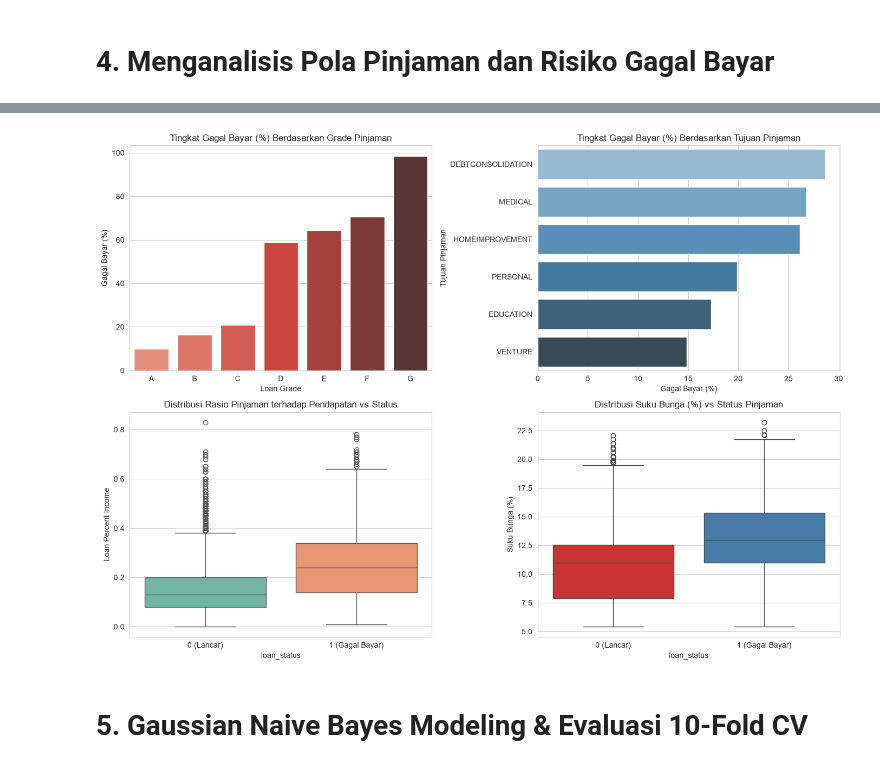
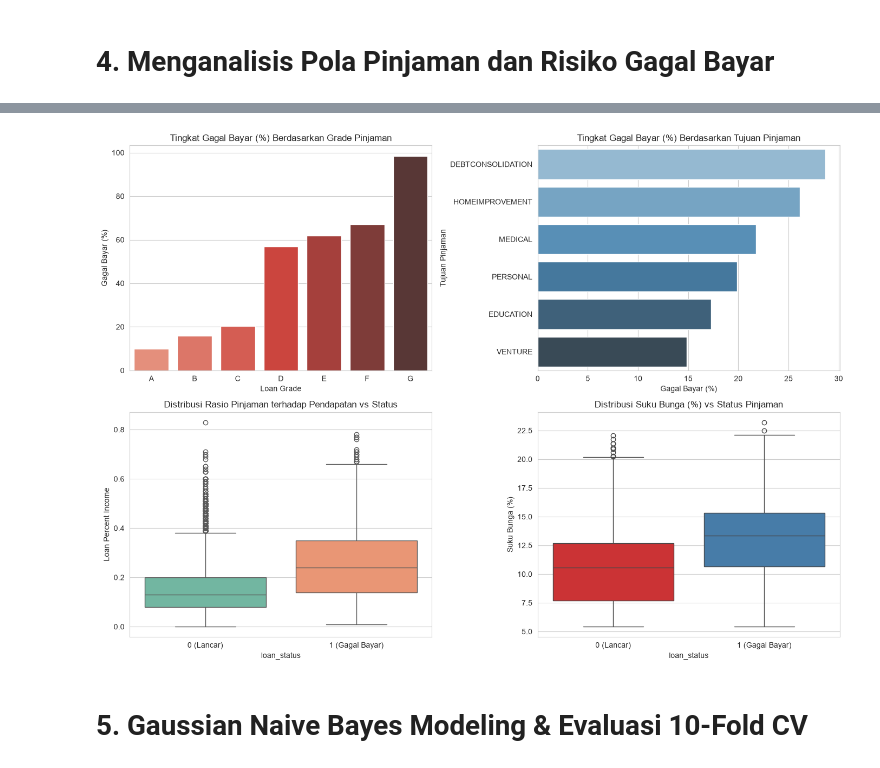
Before and after one commit to ArluxSho/credit-risk-prediction-naive-bayes, a Jupyter notebook: credit_risk_classification.ipynb, the cells around one changed output, grey strips where cells are left out. Drawn from its saved outputs; the diff is of its cells as text; code cells hidden in the pictures.

```diff
--- a/credit_risk_classification.ipynb
+++ b/credit_risk_classification.ipynb
@@ -111,3 +141,4 @@ E. Distribusi Kelas Target (loan_status)
 # %%
 # membuat salinan dataset untuk proses cleaning
 df_clean = df.copy()
+log_rows = []
@@ -180,26 +213,20 @@ Sampel 5 Baris Data Setelah Encoding & StandardScaler
 # %% [markdown]
 # 4. Menganalisis Pola Pinjaman dan Risiko Gagal Bayar
 # %%
-# menampilkan tabel pola gagal bayar berdasarkan kategori utama
-grade_default = df_eda.groupby('loan_grade')['loan_status'].agg(Jumlah_Peminjam='count', Rasio_Gagal_Bayar='mean')
-grade_default['Persentase_Gagal_Bayar (%)'] = (grade_default['Rasio_Gagal_Bayar'] * 100).round(2)
+# menganalisis rasio gagal bayar menurut kategori fitur
+def rate_table(col, order=None):
+    t = df_clean.groupby(col)['loan_status'].agg(Jumlah='count', Gagal_Bayar_pct=lambda s: round(s.mean()*100, 2))
+    return t.sort_values('Gagal_Bayar_pct', ascending=False) if order is None else t.loc[order]
 
-intent_default = df_eda.groupby('loan_intent')['loan_status'].agg(Jumlah_Peminjam='count', Rasio_Gagal_Bayar='mean').sort_values(by='Rasio_Gagal_Bayar', ascending=False)
-intent_default['Persentase_Gagal_Bayar (%)'] = (intent_default['Rasio_Gagal_Bayar'] * 100).round(2)
+bins = [0, .10, .15, .20, .25, .30, .40, 1]
+df_clean['dti_bin'] = pd.cut(df_clean['loan_percent_income'], bins, include_lowest=True)
 
-home_default = df_eda.groupby('person_home_ownership')['loan_status'].agg(Jumlah_Peminjam='count', Rasio_Gagal_Bayar='mean').sort_values(by='Rasio_Gagal_Bayar', ascending=False)
-home_default['Persentase_Gagal_Bayar (%)'] = (home_default['Rasio_Gagal_Bayar'] * 100).round(2)
+for title, t in [('Grade', rate_table('loan_grade')), ('Tujuan pinjaman', rate_table('loan_intent')),
+                 ('Status rumah', rate_table('person_home_ownership')),
+                 ('Rasio pinjaman/pendapatan', df_clean.groupby('dti_bin', observed=True)['loan_status']
+                      .agg(Jumlah='count', Gagal_Bayar_pct=lambda s: round(s.mean()*100, 2)))]:
+    print(f"\nGagal bayar (%) menurut {title}"); display(t)
 
-print("A. Tingkat Gagal Bayar Berdasarkan Grade Pinjaman")
-display(grade_default[['Jumlah_Peminjam', 'Persentase_Gagal_Bayar (%)']])
-
-print("\nB. Tingkat Gagal Bayar Berdasarkan Tujuan Pinjaman")
-display(intent_default[['Jumlah_Peminjam', 'Persentase_Gagal_Bayar (%)']])
-
-print("\nC. Tingkat Gagal Bayar Berdasarkan Status Kepemilikan Rumah")
-display(home_default[['Jumlah_Peminjam', 'Persentase_Gagal_Bayar (%)']])
-
-print("\nD. Perbandingan Rata-Rata Fitur Finansial (0: Lancar vs 1: Gagal Bayar)")
-num_cols = ['person_age', 'person_income', 'person_emp_length', 'loan_amnt', 'loan_int_rate', 'loan_percent_income']
-display(df_eda.groupby('loan_status')[num_cols].mean().round(2).rename(index={0: '0 (Lancar)', 1: '1 (Gagal Bayar)'}))
+display(df_clean.groupby('loan_status')[['person_age','person_income','person_emp_length','loan_amnt',
+        'loan_int_rate','loan_percent_income']].mean().round(2))
 # %% [output]
@@ -237,37 +273,40 @@ D. Perbandingan Rata-Rata Fitur Finansial (0: Lancar vs 1: Gagal Bayar)
 # %%
 # visualisasi pola pinjaman dan gagal bayar
 fig, axes = plt.subplots(2, 2, figsize=(14, 10))
+g = rate_table('loan_grade', order=sorted(df_clean['loan_grade'].unique()))
+i = rate_table('loan_intent')
+d = df_clean.groupby('dti_bin', observed=True)['loan_status'].mean()*100
 
 # Plot 1: Tambahkan hue dan legend=False
-sns.barplot(x=grade_default.index, y=grade_default['Persentase_Gagal_Bayar (%)'], hue=grade_default.index, ax=axes[0, 0], palette='Reds_d', legend=False)
+sns.barplot(x=g.index, y=g['Gagal_Bayar_pct'], hue=g.index, ax=axes[0, 0], palette='Reds_d', legend=False)
 axes[0, 0].set_title('Tingkat Gagal Bayar (%) Berdasarkan Grade Pinjaman')
 axes[0, 0].set_ylabel('Gagal Bayar (%)')
 axes[0, 0].set_xlabel('Loan Grade')
 
 # Plot 2: Tambahkan hue dan legend=False
-sns.barplot(y=intent_default.index, x=intent_default['Persentase_Gagal_Bayar (%)'], hue=intent_default.index, ax=axes[0, 1], palette='Blues_d', legend=False)
+sns.barplot(y=i.index, x=i['Gagal_Bayar_pct'], hue=i.index, ax=axes[0, 1], palette='Blues_d', legend=False)
 axes[0, 1].set_title('Tingkat Gagal Bayar (%) Berdasarkan Tujuan Pinjaman')
 axes[0, 1].set_xlabel('Gagal Bayar (%)')
 axes[0, 1].set_ylabel('Tujuan Pinjaman')
 
 # Plot 3: Tambahkan hue, legend=False, dan set_xticks([0, 1])
-sns.boxplot(x='loan_status', y='loan_percent_income', hue='loan_status', data=df_eda, ax=axes[1, 0], palette='Set2', legend=False)
+sns.boxplot(x='loan_status', y='loan_percent_income', hue='loan_status', data=df_clean, ax=axes[1, 0], palette='Set2', legend=False)
 axes[1, 0].set_title('Distribusi Rasio Pinjaman terhadap Pendapatan vs Status')
 axes[1, 0].set_xticks([0, 1])
 axes[1, 0].set_xticklabels(['0 (Lancar)', '1 (Gagal Bayar)'])
 axes[1, 0].set_ylabel('Loan Percent Income')
 
 # Plot 4: Tambahkan hue, legend=False, dan set_xticks([0, 1])
-sns.boxplot(x='loan_status', y='loan_int_rate', hue='loan_status', data=df_eda, ax=axes[1, 1], palette='Set1', legend=False)
+sns.boxplot(x='loan_status', y='loan_int_rate', hue='loan_status', data=df_clean, ax=axes[1, 1], palette='Set1', legend=False)
 axes[1, 1].set_title('Distribusi Suku Bunga (%) vs Status Pinjaman')
 axes[1, 1].set_xticks([0, 1])
 axes[1, 1].set_xticklabels(['0 (Lancar)', '1 (Gagal Bayar)'])
 axes[1, 1].set_ylabel('Suku Bunga (%)')
 
 plt.tight_layout()
 plt.show()
 # %% [output]
-[figure, old version]
+[figure, new version]
 # %% [markdown]
 # 5. Gaussian Naive Bayes Modeling & Evaluasi 10-Fold CV
 # %%
```
Also changed, not shown: parts of 34 cells of this notebook.
